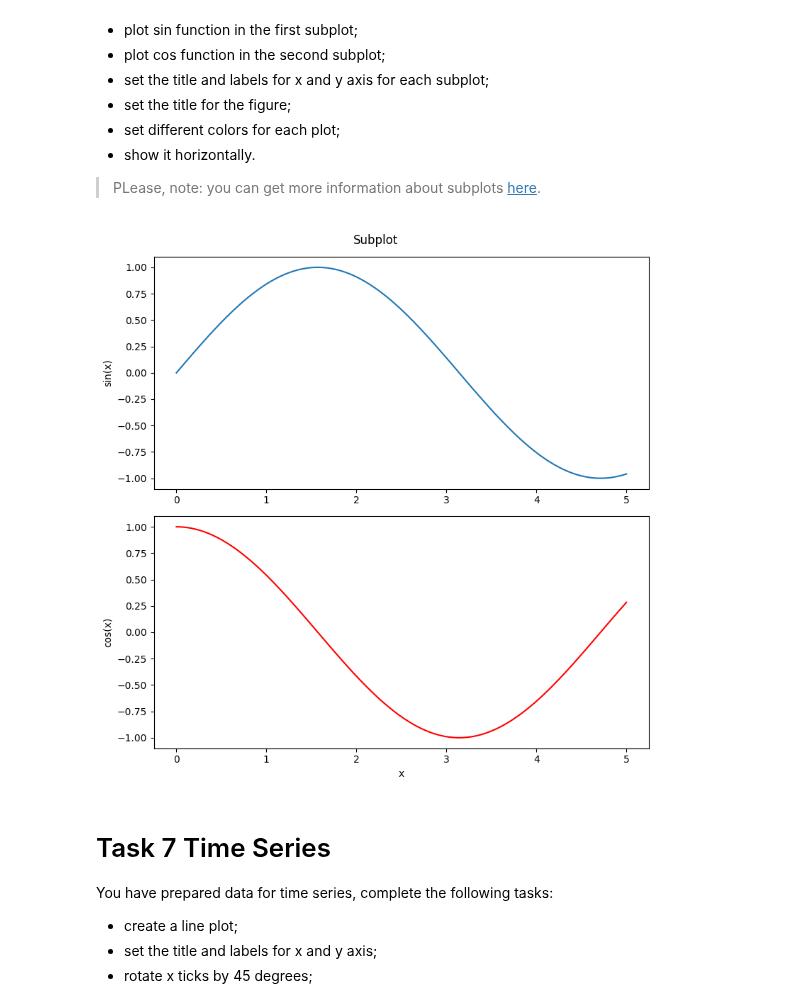
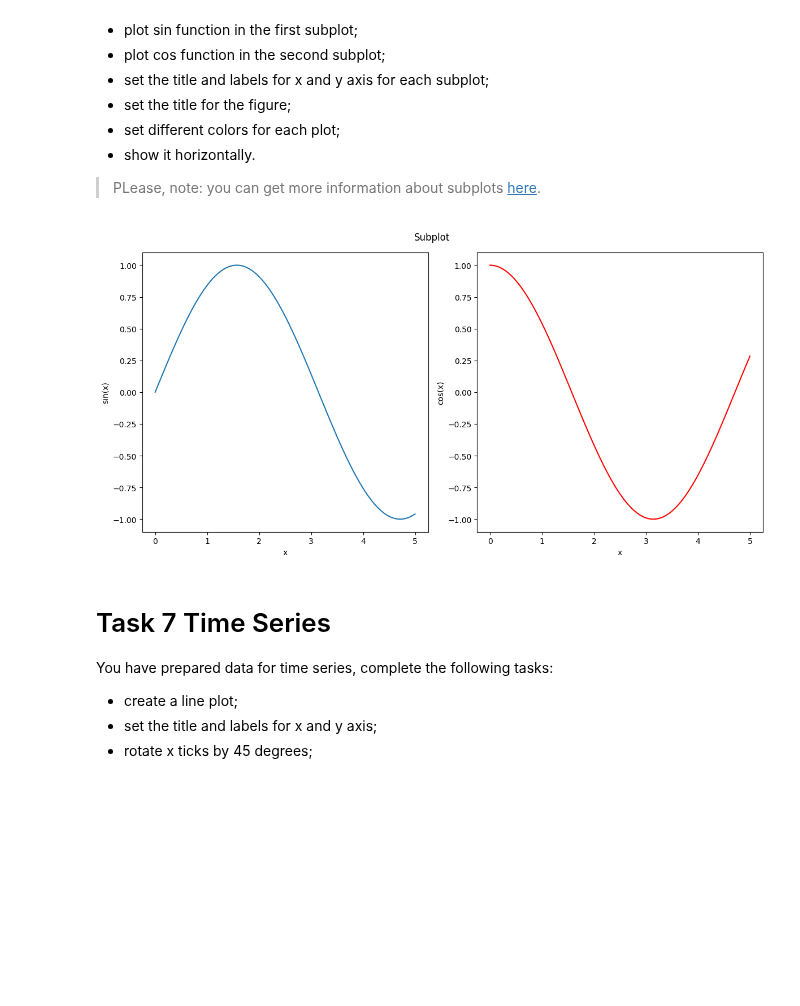
Before and after one commit to mate-academy/py-matplotlib, a Jupyter notebook: app/matplotlib.ipynb, the cells around one changed output. Saved outputs shown, nothing was run; the diff lists cells and outputs as text; code cells hidden in the pictures; blank space fills up the shorter version.

```diff
--- a/app/matplotlib.ipynb
+++ b/app/matplotlib.ipynb
@@ -135,21 +135,22 @@ You have sin and cos functions, complete the following tasks:
 # %%
 x = np.linspace(0, 5, 100)
 y1 = np.sin(x)
 y2 = np.cos(x)
 
-fig, (ax1, ax2) = plt.subplots(2, 1, figsize=(8, 8))
+fig, (ax1, ax2) = plt.subplots(1, 2, figsize=(12, 6))
 ax1.plot(x, y1)
 ax1.set_ylabel("sin(x)")
+ax1.set_xlabel("x")
 
 ax2.plot(x, y2, color="red")
 ax2.set_ylabel("cos(x)")
 ax2.set_xlabel("x")
 
 plt.suptitle("Subplot")
 plt.tight_layout()
 plt.show()
 # %% [output]
-[figure, old version]
+[figure, new version]
 # %% [markdown]
 # Task 7 Time Series
 
```
Also changed, not shown: parts of 2 cells of this notebook.
